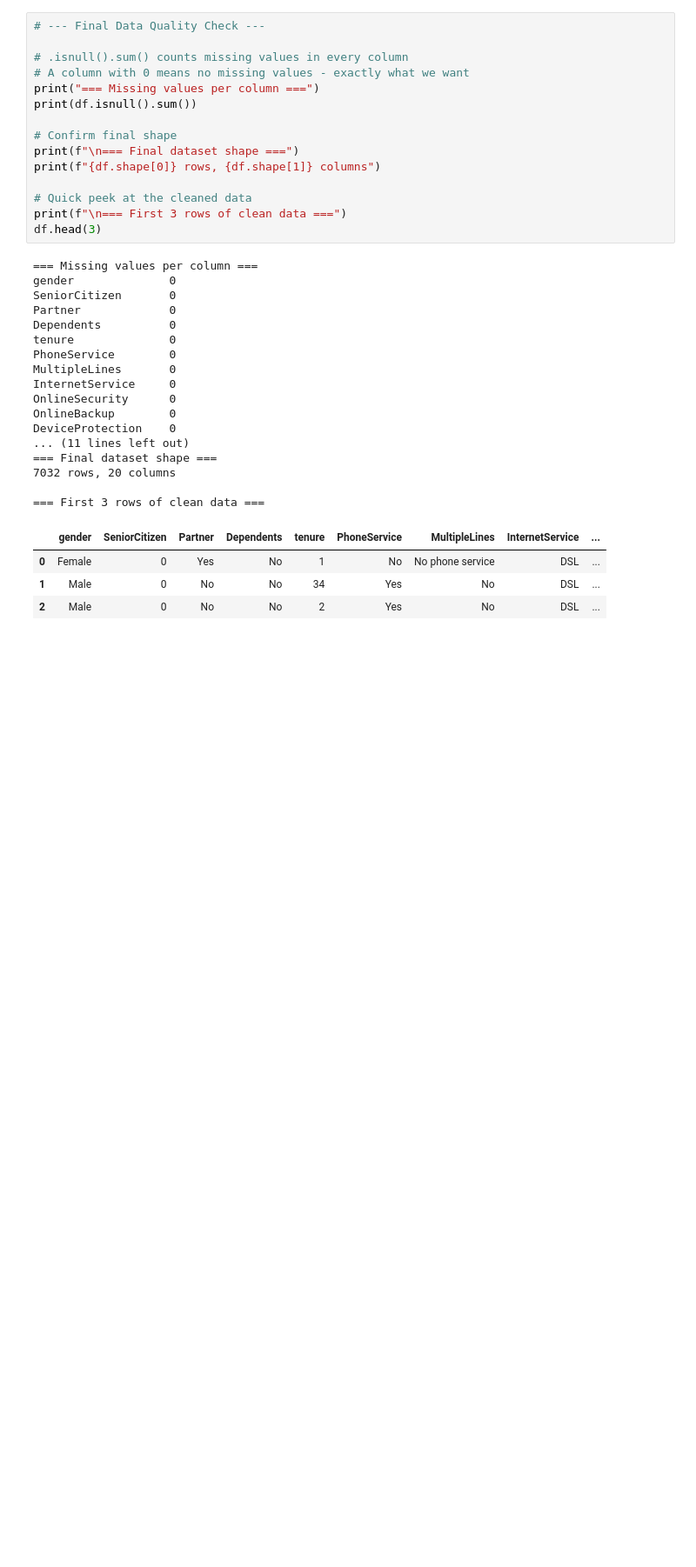
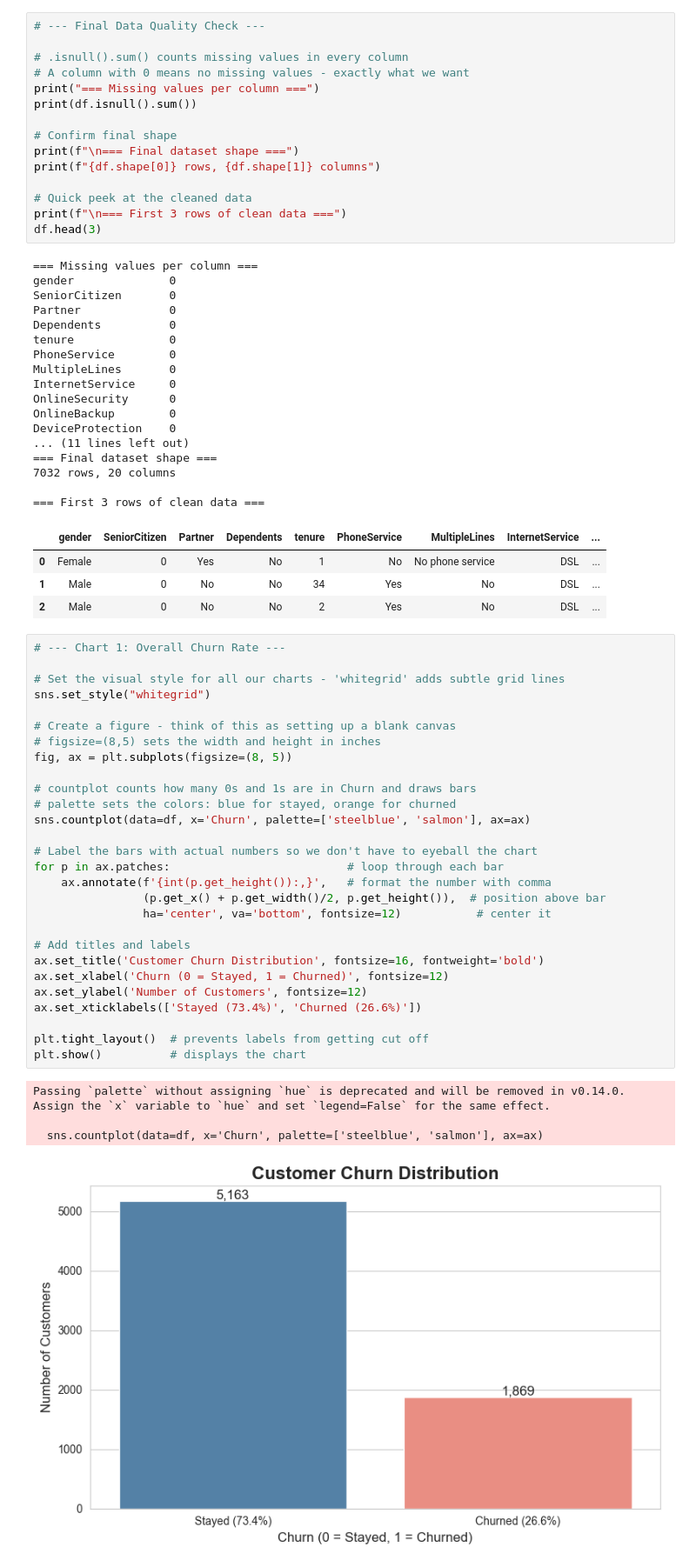
Before and after one commit to adamfaik/churn-prediction, a Jupyter notebook: churn_analysis.ipynb, the cells around one changed output. Shown at 87% size. Drawn from its saved outputs; the diff is of its cells as text; blank space fills up the shorter version.

Commit message:
Phase 4 complete: exploratory data analysis and visualisations

```diff
--- a/churn_analysis.ipynb
+++ b/churn_analysis.ipynb
@@ -217,3 +217,36 @@ DeviceProtection    0
 | 0 | Female | 0 | Yes | No | 1 | No | No phone service | DSL | ... |
 | 1 | Male | 0 | No | No | 34 | Yes | No | DSL | ... |
 | 2 | Male | 0 | No | No | 2 | Yes | No | DSL | ... |
+# %%
+# --- Chart 1: Overall Churn Rate ---
+
+# Set the visual style for all our charts - 'whitegrid' adds subtle grid lines
+sns.set_style("whitegrid")
+
+# Create a figure - think of this as setting up a blank canvas
+# figsize=(8,5) sets the width and height in inches
+fig, ax = plt.subplots(figsize=(8, 5))
+
+# countplot counts how many 0s and 1s are in Churn and draws bars
+# palette sets the colors: blue for stayed, orange for churned
+sns.countplot(data=df, x='Churn', palette=['steelblue', 'salmon'], ax=ax)
+
+# Label the bars with actual numbers so we don't have to eyeball the chart
+for p in ax.patches:                          # loop through each bar
+    ax.annotate(f'{int(p.get_height()):,}',   # format the number with comma
+                (p.get_x() + p.get_width()/2, p.get_height()),  # position above bar
+                ha='center', va='bottom', fontsize=12)           # center it
+
+# Add titles and labels
+ax.set_title('Customer Churn Distribution', fontsize=16, fontweight='bold')
+ax.set_xlabel('Churn (0 = Stayed, 1 = Churned)', fontsize=12)
+ax.set_ylabel('Number of Customers', fontsize=12)
+ax.set_xticklabels(['Stayed (73.4%)', 'Churned (26.6%)'])
+
+plt.tight_layout()  # prevents labels from getting cut off
+plt.show()          # displays the chart
+# %% [output]
+Passing `palette` without assigning `hue` is deprecated and will be removed in v0.14.0. Assign the `x` variable to `hue` and set `legend=False` for the same effect.
+
+  sns.countplot(data=df, x='Churn', palette=['steelblue', 'salmon'], ax=ax)
+[figure, added]
```
Also changed, not shown: parts of 5 cells of this notebook.
